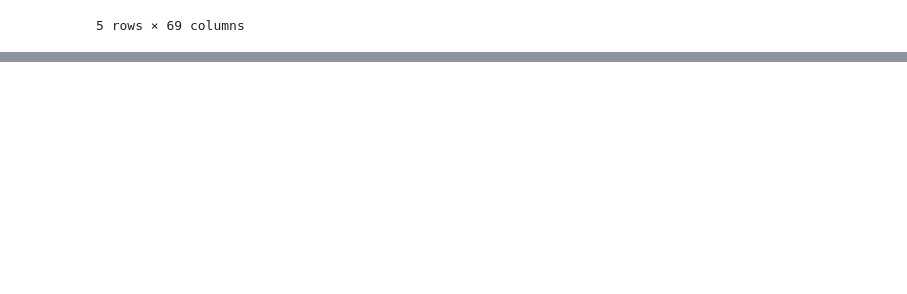
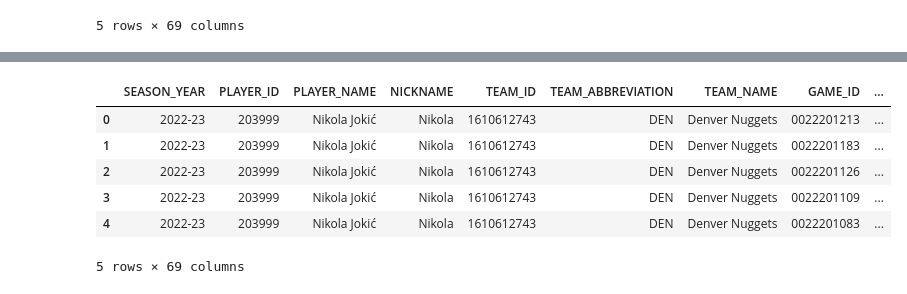
Before and after one commit to Nabs2000/nba_fantasy_model, a Jupyter notebook: data_preprocessing/obtain_current_player_info.ipynb, the cells around one changed output, grey strips where cells are left out. Saved outputs shown, nothing was run; the diff lists cells and outputs as text; code cells hidden in the pictures; blank space fills up the shorter version.

```diff
--- a/data_preprocessing/obtain_current_player_info.ipynb
+++ b/data_preprocessing/obtain_current_player_info.ipynb
@@ -220,0 +215,10 @@ player_logs.shape
+# %%
+player_logs.head()
+# %% [output]
+|  | SEASON_YEAR | PLAYER_ID | PLAYER_NAME | NICKNAME | TEAM_ID | TEAM_ABBREVIATION | TEAM_NAME | GAME_ID | ... |
+| 0 | 2022-23 | 203999 | Nikola Jokić | Nikola | 1610612743 | DEN | Denver Nuggets | 0022201213 | ... |
+| 1 | 2022-23 | 203999 | Nikola Jokić | Nikola | 1610612743 | DEN | Denver Nuggets | 0022201183 | ... |
+| 2 | 2022-23 | 203999 | Nikola Jokić | Nikola | 1610612743 | DEN | Denver Nuggets | 0022201126 | ... |
+| 3 | 2022-23 | 203999 | Nikola Jokić | Nikola | 1610612743 | DEN | Denver Nuggets | 0022201109 | ... |
+| 4 | 2022-23 | 203999 | Nikola Jokić | Nikola | 1610612743 | DEN | Denver Nuggets | 0022201083 | ... |
+5 rows × 69 columns
```
Also changed, not shown: parts of 14 cells of this notebook.
